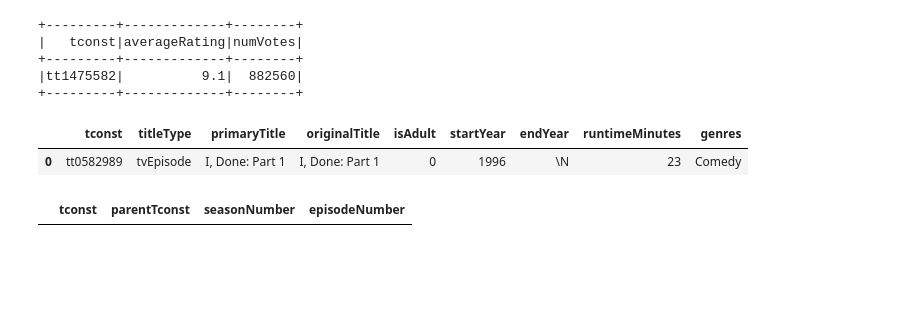
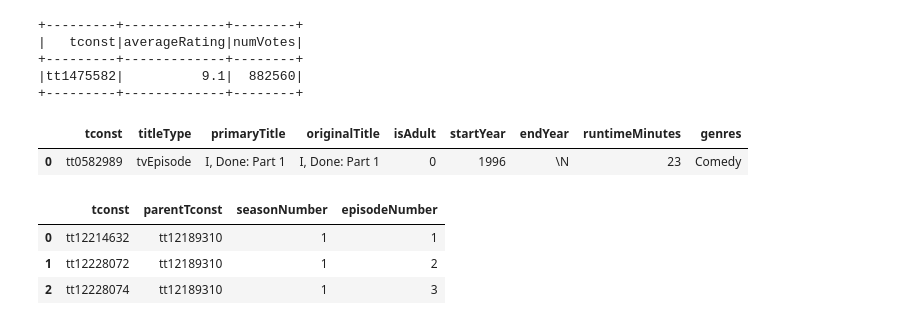
Before and after one commit to vichShir/netflix-analysis, a Jupyter notebook: notebooks/Netflix_Analysis.ipynb, the cells around one changed output. Saved outputs shown, nothing was run; the diff lists cells and outputs as text; code cells hidden in the pictures; blank space fills up the shorter version.

Commit message:
Corrigido: títulos de série sem episodeId

```diff
--- a/notebooks/Netflix_Analysis.ipynb
+++ b/notebooks/Netflix_Analysis.ipynb
@@ -916,6 +943,9 @@ spark.sql("SELECT * FROM basics_df WHERE tconst = 'tt0582989'").toPandas()
 | 0 | tt0582989 | tvEpisode | I, Done: Part 1 | I, Done: Part 1 | 0 | 1996 | \N | 23 | Comedy |
 # %%
 episode_df.registerTempTable("episode_df")
-spark.sql("SELECT * FROM episode_df WHERE parentTconst = 'tt11309924'").toPandas()
+spark.sql("SELECT * FROM episode_df WHERE parentTconst = 'tt12189310'").toPandas()
 # %% [output]
 |  | tconst | parentTconst | seasonNumber | episodeNumber |
+| 0 | tt12214632 | tt12189310 | 1 | 1 |
+| 1 | tt12228072 | tt12189310 | 1 | 2 |
+| 2 | tt12228074 | tt12189310 | 1 | 3 |
```
Also changed, not shown: parts of 17 cells of this notebook, 1 other file.
